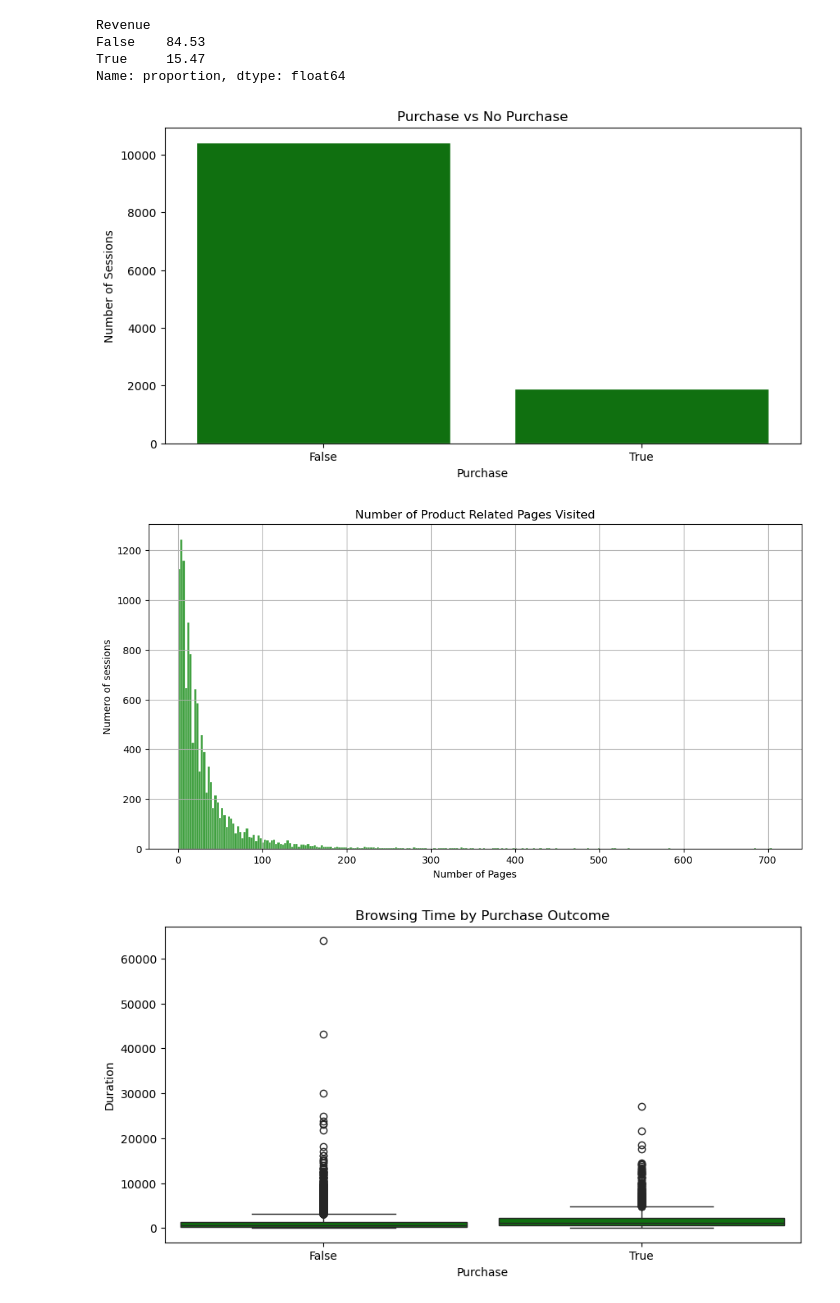
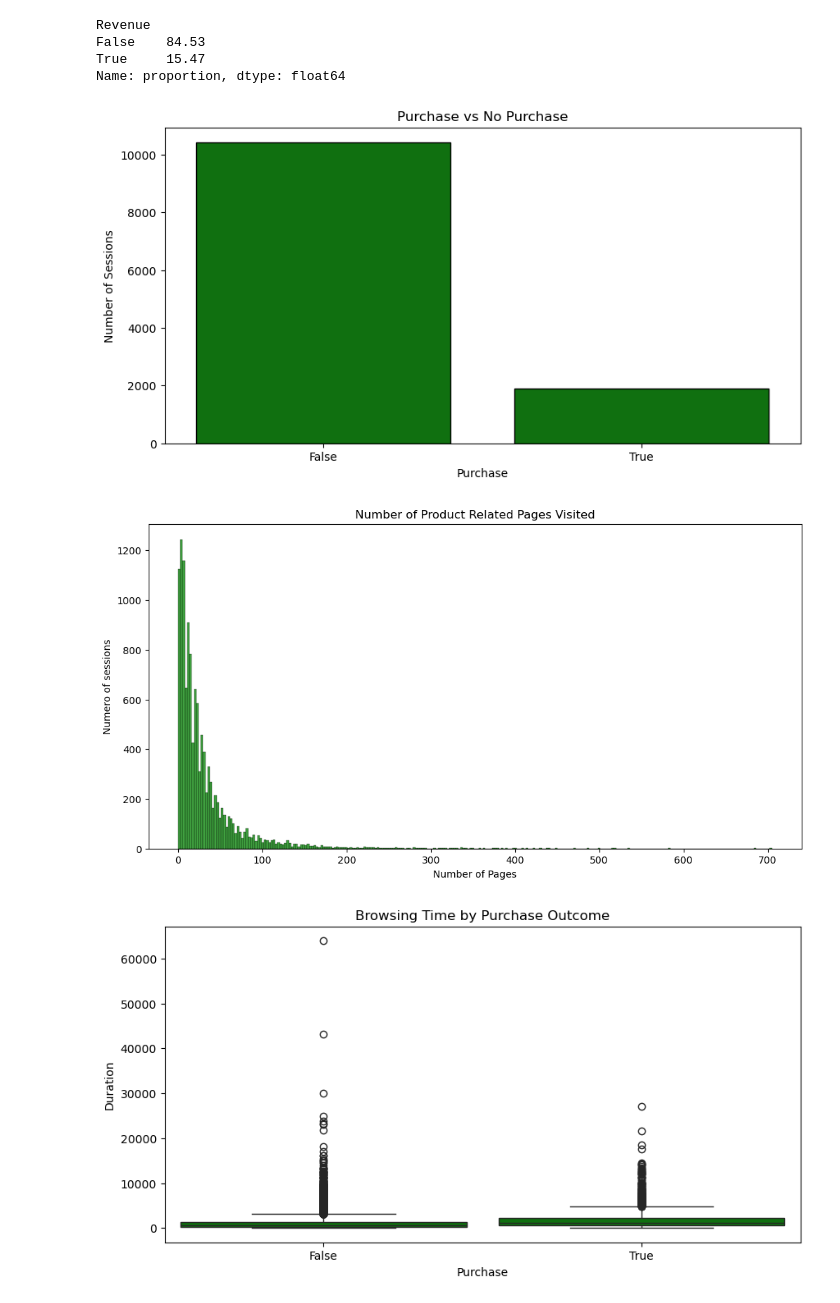
Before and after one commit to 2026558-lab/Statistical-Techniques, a Jupyter notebook: Project.ipynb, the cells around one changed output. Drawn from its saved outputs; the diff is of its cells as text; code cells hidden in the pictures.

```diff
--- a/Project.ipynb
+++ b/Project.ipynb
@@ -118,27 +118,25 @@ Name: proportion, dtype: float64
 #  Revenue has two possible outcomes: purchase or no purchase.
 plt.figure(figsize=(10, 5))
 
-sns.countplot(data=df, x="Revenue",color='Green', edgecolor='white')
+sns.countplot(data=df, x="Revenue",color='Green', edgecolor='Black')
 plt.title("Purchase vs No Purchase")
 plt.xlabel("Purchase")
 plt.ylabel("Number of Sessions")
 plt.show()
 # %% [output]
-[figure, old version]
+[figure, new version]
 # %%
-# Plot the original uniform distribution Product Related Visited
-plt.figure(figsize=(12, 6))
+# Plot the original Product Related Visited
+plt.figure(figsize=(12,6))
 
-sns.histplot(df["ProductRelated"],color='Green', edgecolor='white')
+sns.histplot(df["ProductRelated"],color='Green', edgecolor='Black')
 plt.title('Number of Product Related Pages Visited')
 plt.xlabel('Number of Pages')
 plt.ylabel('Numero of sessions')
 
-
-plt.grid()
 plt.show()
 # %% [output]
-[figure, old version]
+[figure, new version]
 # %%
 # Plot the boxplot Browsing time and purchases
 plt.figure(figsize=(10, 5))
```
